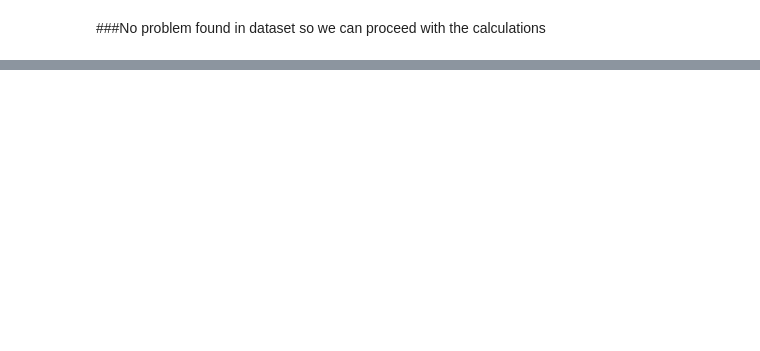
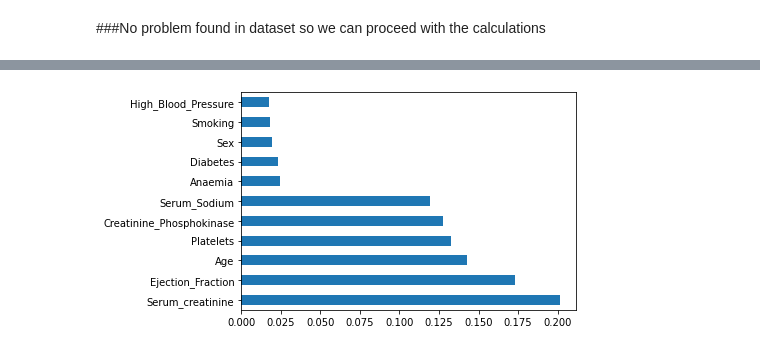
Before and after one commit to spros1/HeartFailureAnalysis, a Jupyter notebook: ExcerA_Heart_Failure.ipynb, the cells around one changed output, grey strips where cells are left out. Cells and saved outputs as stored; diff of their text form; code cells hidden in the pictures; blank space fills up the shorter version.

```diff
--- a/ExcerA_Heart_Failure.ipynb
+++ b/ExcerA_Heart_Failure.ipynb
@@ -213,2 +227,9 @@ df.describe().transpose()
 # %% [markdown]
 ###No problem found in dataset so we can proceed with the calculations
+# %%
+# delete time feature to be the same with method in paper
+df_without_time = df.drop(columns='Time')
+
+# create
+x = df_without_time.drop(columns='Death_Event')
+y = df_without_time['Death_Event']
@@ -214,0 +245,7 @@ df.describe().transpose()
+# %%
+# results in visual
+feat_importances = pd.Series(model.feature_importances_, index=x.columns)
+feat_importances.nlargest(12).plot(kind='barh')
+plt.show()
+# %% [output]
+[figure, added]
```
Also changed, not shown: parts of 6 cells of this notebook.
